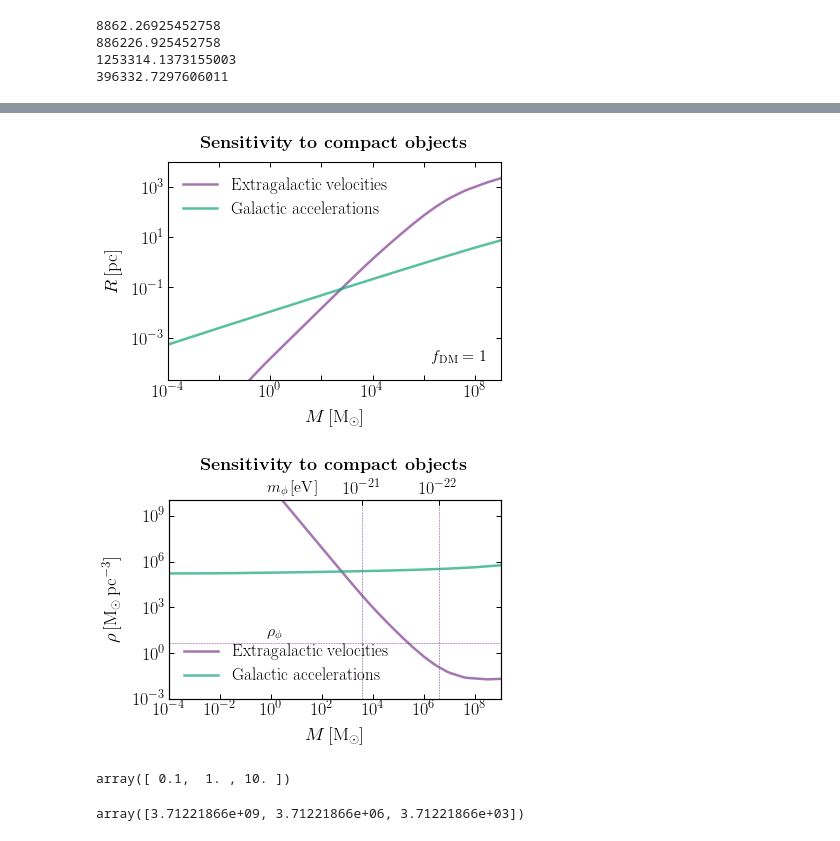
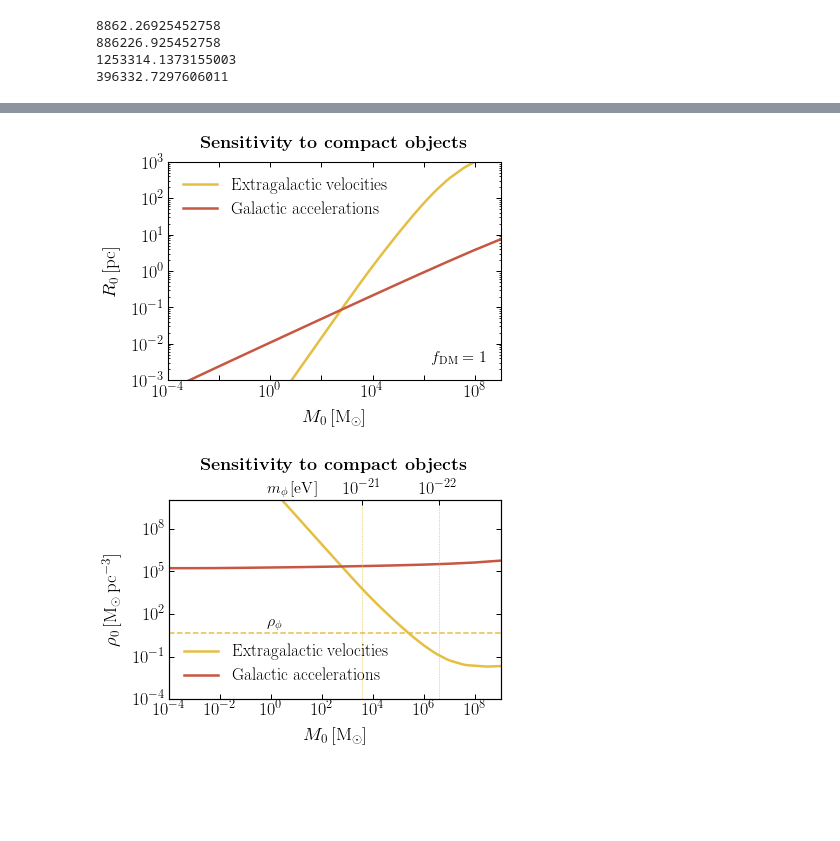
Before and after one commit to smsharma/astrometry-lensing-correlations, a Jupyter notebook: theory/notebooks/03_compact.ipynb, the cells around one changed output, grey strips where cells are left out. Drawn from its saved outputs; the diff is of its cells as text; code cells hidden in the pictures; blank space fills up the shorter version.

```diff
--- a/theory/notebooks/03_compact.ipynb
+++ b/theory/notebooks/03_compact.ipynb
@@ -40,8 +40,8 @@ params = {'text.usetex': True,
           'axes.titlepad':10,
           'axes.linewidth':1.1,
           'axes.labelpad':10,
-          'axes.prop_cycle': cycler('color', palettable.cartocolors.qualitative.Bold_10.hex_colors) +
-                            cycler(alpha=10*[.7]),
+          'axes.prop_cycle': cycler('color', palettable.wesanderson.FantasticFox2_5_r.hex_colors) +
+                            cycler(alpha=5*[1.]),
           'lines.linewidth':2.5,
           'xtick.labelsize':18,
           'ytick.labelsize':18,
@@ -60,7 +60,7 @@ params = {'text.usetex': True,
          }
 pylab.rcParams.update(params)
 # %%
-plots_dir = "/Users/smsharma/Dropbox/Projects/LensPowerSpectra/LensPower/draft/plots/"
+plots_dir = "/Users/smsharma/Dropbox/Projects/LensPowerSpectra/Draft/plots/"
 # %%
 alpha_plot = 0.8
 lw_plot = 2.5
@@ -188,15 +188,15 @@ plt.xscale("log")
 plt.yscale("log")
 
 plt.xlim(np.min(M_ary / M_s),np.max(M_ary / M_s))
-plt.ylim(2e-5,1e4)
+plt.ylim(1e-3,1e3)
 
-plt.xlabel("$M$\,[M$_\odot$]")
-plt.ylabel("$R$\,[pc]")
+plt.xlabel("$M_0$\,[M$_\odot$]")
+plt.ylabel("$R_0$\,[pc]")
 
 plt.title('\\textbf{Sensitivity to compact objects}', y = 1.02, fontsize=18)
 
 plt.tight_layout()
-plt.text(2e6, 1e-4, "$f_\mathrm{DM} = 1$", fontsize=16)
+plt.text(2e6, 3e-3, "$f_\mathrm{DM} = 1$", fontsize=16)
 
 every_nth = 2
 for n, label in enumerate(ax.xaxis.get_ticklabels()):
@@ -208,7 +208,7 @@ plt.legend()
 plt.tight_layout()
 plt.savefig(plots_dir + "compact_M_vs_R.pdf")
 # %% [output]
-[figure, old version]
+[figure, new version]
 # %%
 C = (4 / 3 * np.pi ** (3 / 2.))
 
@@ -229,7 +229,7 @@ ax1.set_xscale("log")
 ax1.set_yscale("log")
 
 ax1.set_xlim(np.min(M_ary / M_s),np.max(M_ary / M_s))
-ax1.set_ylim(1e-3, 1e10)
+ax1.set_ylim(1e-4, 1e10)
 
 every_nth = 2
 for n, label in enumerate(ax.xaxis.get_ticklabels()):
@@ -241,45 +241,37 @@ for n, label in enumerate(ax.yaxis.get_ticklabels()):
         label.set_visible(False)
 
 ax1.set_title('\\textbf{Sensitivity to compact objects}', y = 1.1, fontsize=18)
-ax1.set_xlabel("$M$\,[M$_\odot$]")
-ax1.set_ylabel("$\\rho$\,[M$_\odot$\,pc$^{-3}$]")
+ax1.set_xlabel("$M_0$\,[M$_\odot$]")
+ax1.set_ylabel("$\\rho_0$\,[M$_\odot$\,pc$^{-3}$]")
 
-ax1.axhline(rho0, ls='--', lw=0.5)
+ax1.axhline(rho0, ls='--', lw=1.5)
 for m22 in m22_ary:
     ax1.axvline(M0(m22) / M_s, ls='--', lw=0.5)
 
 def latex_float(f):
     float_str = "{0:.2g}".format(f)
     if "e" in float_str:
         base, exponent = float_str.split("e")
         if base is "1":
             return r"$10^{{{1}}}$".format(base, int(exponent))
         else:
             return r"${0} \times 10^{{{1}}}$".format(base, int(exponent))
     else:
         return float_str
 
 ax2 = ax1.twiny()
 
 ax2.set_xscale("log")
 ax2.set_yscale("log")
 
 ax2.set_xticks(list(M0(m22_ary) / M_s))
 ax2.set_xticklabels([latex_float(m22  * 1e-22) for m22 in m22_ary])
 ax2.set_xlim(ax1.get_xbound())
 ax2.text(0.7, 10 ** 10.35, "$m_\phi\,[\mathrm{eV}]$", fontsize=16)
 ax2.text(0.7, rho0 + 5, r"$\rho_\phi$", fontsize=16)
 # ax2.set_xlabel("$m_\phi\,[\mathrm{eV}]$")
 ax1.legend()
 plt.tight_layout()
 plt.savefig(plots_dir + "compact_M_vs_rho.pdf")
 # %% [output]
-[figure, old version]
+[figure, new version]
-# %%
-m22_ary
-# %% [output]
-array([ 0.1,  1. , 10. ])
-# %%
-M0(m22_ary) / M_s
-# %% [output]
-array([3.71221866e+09, 3.71221866e+06, 3.71221866e+03])
```
Also changed, not shown: 5 other files.
